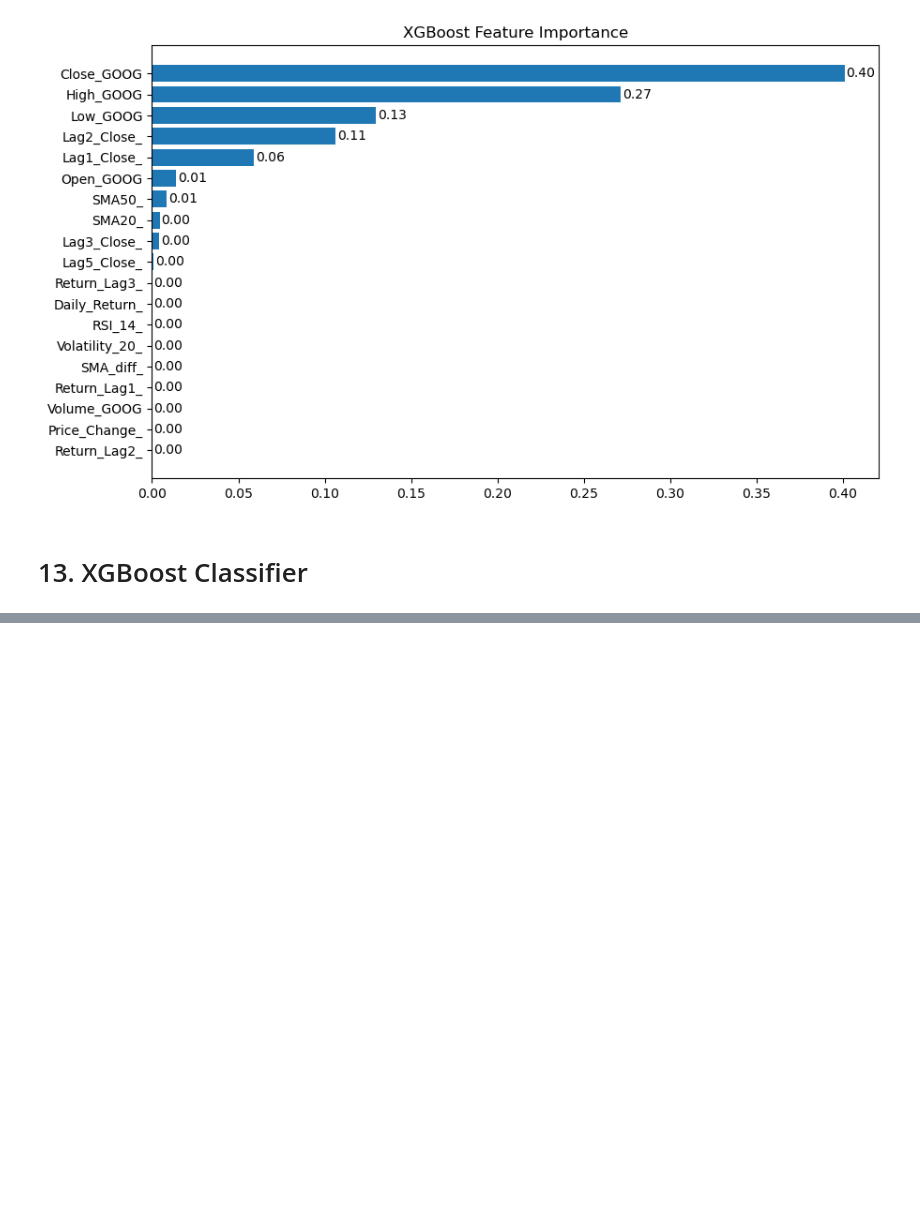
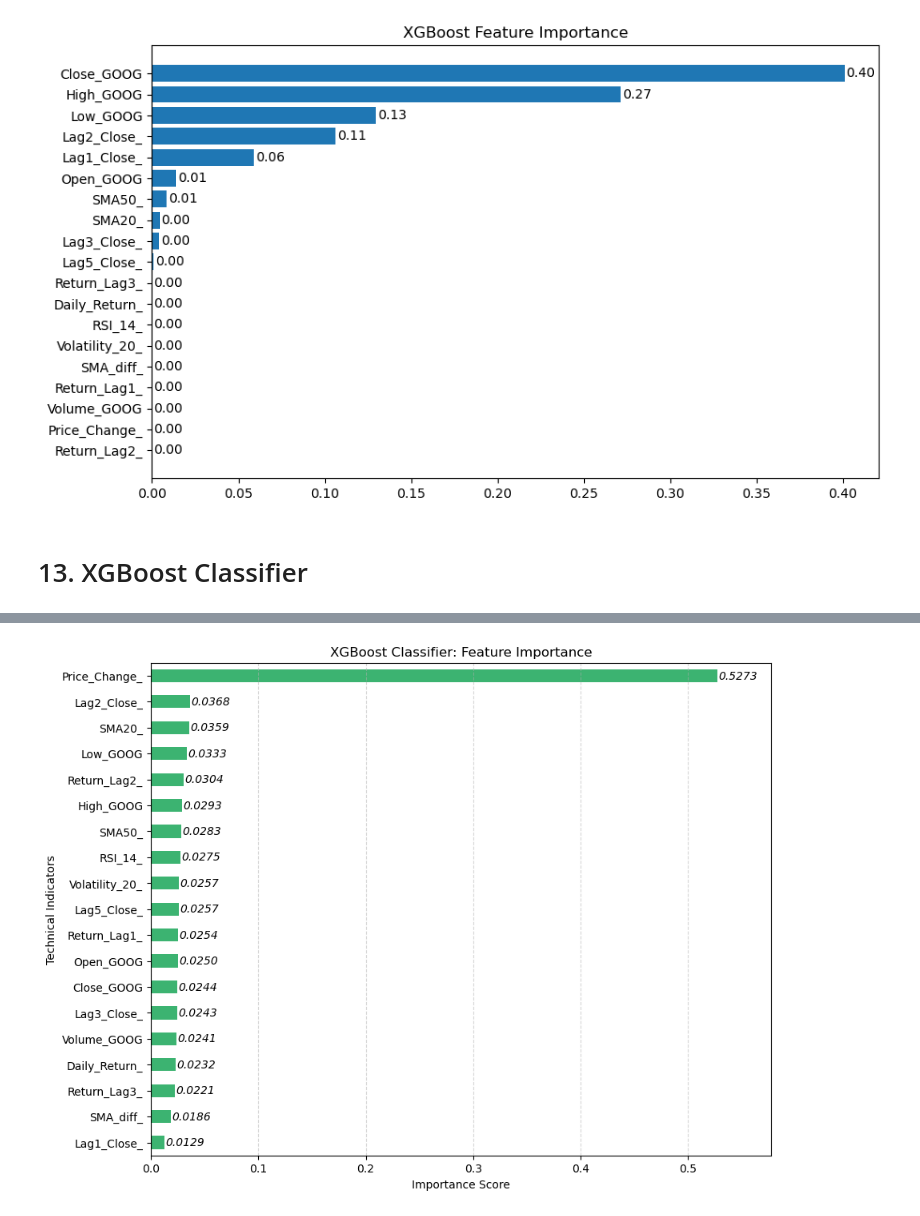
Before and after one commit to Denim951/stock-price-forecasting, a Jupyter notebook: stock_model_development.ipynb, the cells around one changed output, grey strips where cells are left out. Cells and saved outputs as stored; diff of their text form; code cells hidden in the pictures; blank space fills up the shorter version.

```diff
--- a/stock_model_development.ipynb
+++ b/stock_model_development.ipynb
@@ -756,0 +800,20 @@ plt.show()
+# %%
+# 1. Get feature importances from the classifier
+xgb_importances = pd.Series(xgb_class.feature_importances_, index=X_train_dir.columns).sort_values(ascending=True)
+
+# 2. Plotting
+plt.figure(figsize=(10, 8))
+ax_xgb = xgb_importances.plot(kind='barh', color='mediumseagreen')
+
+# 3. Add numerical labels in italics
+for i, v in enumerate(xgb_importances):
+    ax_xgb.text(v + 0.001, i, f'{v:.4f}', va='center', fontstyle='italic')
+
+plt.title("XGBoost Classifier: Feature Importance")
+plt.xlabel("Importance Score")
+plt.ylabel("Technical Indicators")
+plt.grid(axis='x', linestyle='--', alpha=0.5)
+plt.xlim(0, max(xgb_importances) + 0.05)
+plt.show()
+# %% [output]
+[figure, added]
```
Also changed, not shown: parts of 4 cells of this notebook.
